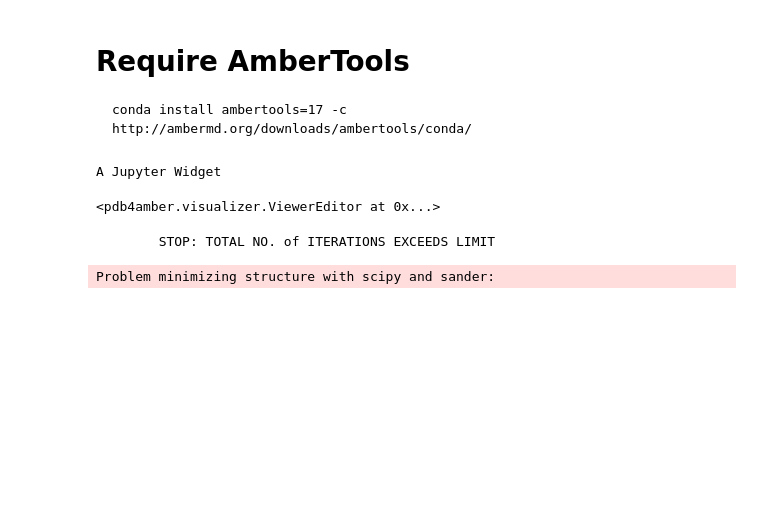
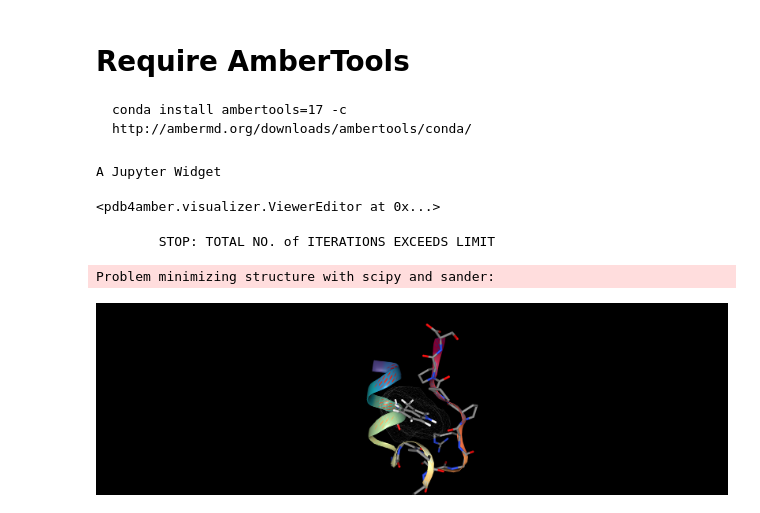
Before and after one commit to nglviewer/nglview, a Jupyter notebook: examples/notebooks/protein_mutation_pdb4amber.ipynb, the cells around one changed output. Saved outputs shown, nothing was run; the diff lists cells and outputs as text; code cells hidden in the pictures; blank space fills up the shorter version.

```diff
--- a/examples/notebooks/protein_mutation_pdb4amber.ipynb
+++ b/examples/notebooks/protein_mutation_pdb4amber.ipynb
@@ -47,0 +50,4 @@ Problem minimizing structure with scipy and sander:
+# %%
+view._display_image()
+# %% [output]
+[figure, added]
```
Also changed, not shown: parts of 1 cell of this notebook.
